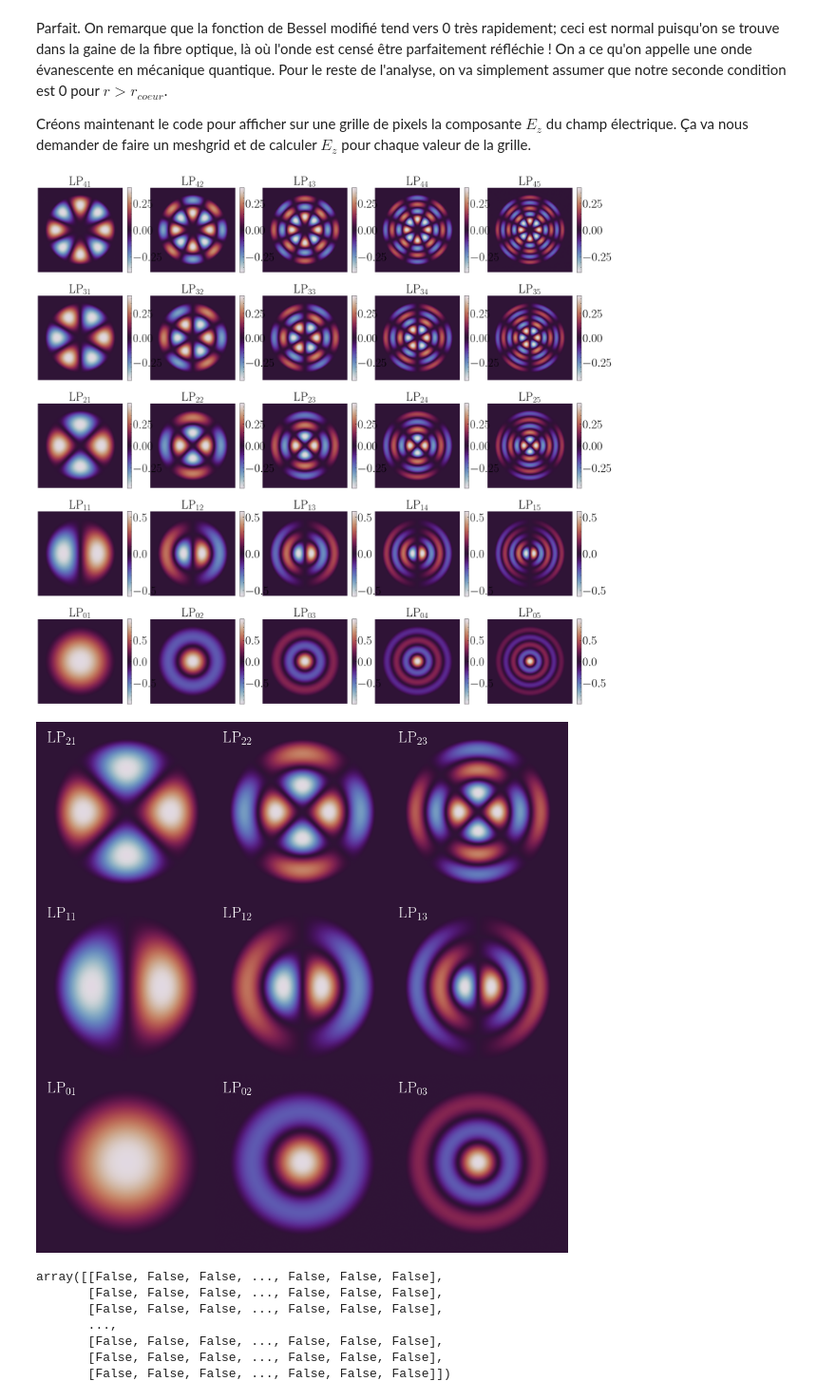
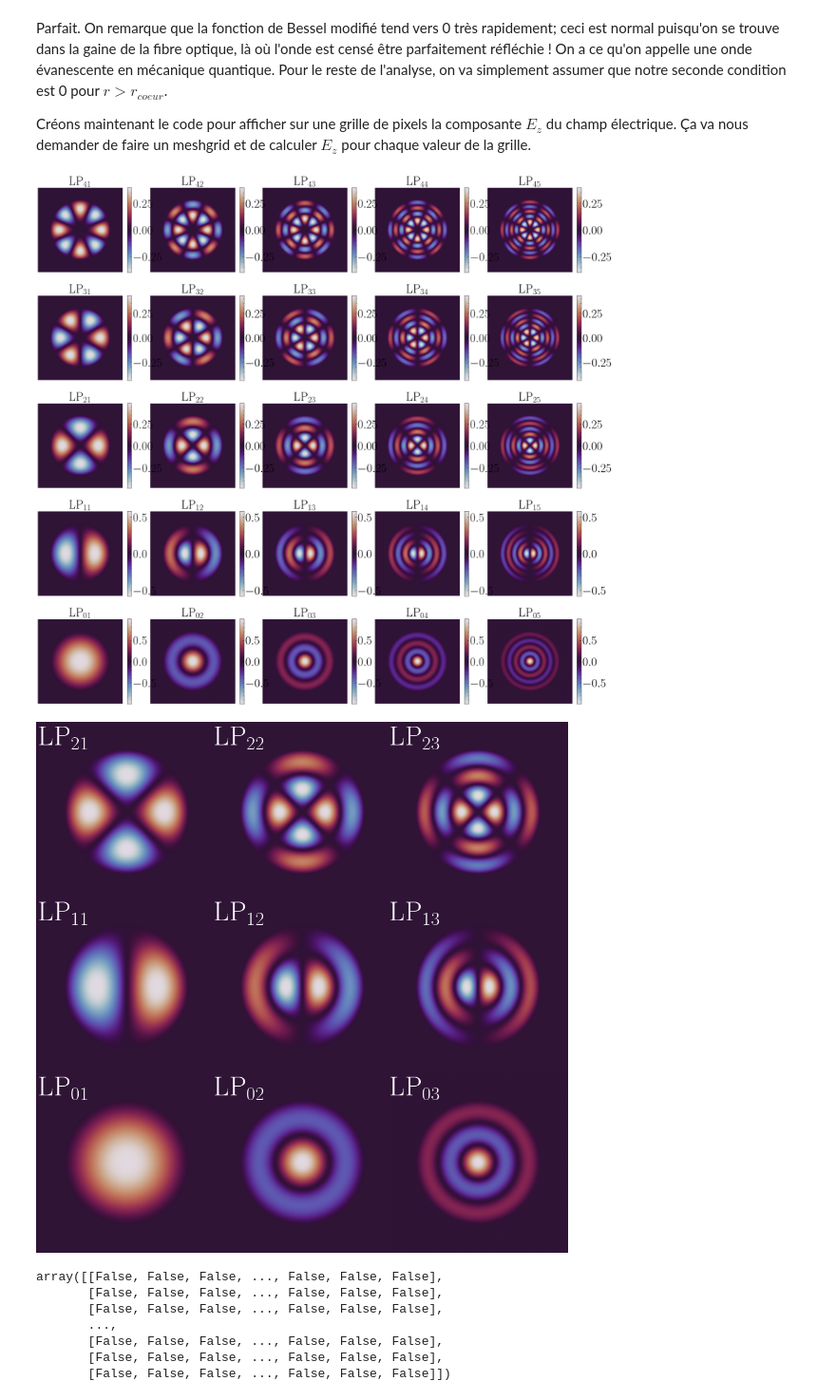
Before and after one commit to EnceladeCandy/phy3040, a Jupyter notebook: notebooks/fibre_optique.ipynb, the cells around one changed output. Shown at 95% size. Saved outputs shown, nothing was run; the diff lists cells and outputs as text; code cells hidden in the pictures.

Commit message:
Commit fibre

```diff
--- a/notebooks/fibre_optique.ipynb
+++ b/notebooks/fibre_optique.ipynb
@@ -33,7 +33,7 @@ plt.rcParams.update(params)
 plt.style.use('science')
 
 # Folder directory for the figures of this notebook
-figure_folder = r'C:/Users/Admin/Desktop/lab_optique/data/fibre_optique/'
+figure_folder = r'C:/Users/noedi/Desktop/lab_optique/data/fibre_optique/'
 # %% [markdown]
 ## Semaine 1:
 Objectifs de la semaine;
@@ -455,7 +455,7 @@ Créons maintenant le code pour afficher sur une grille de pixels la composante
 # %%
 grid_size = 512
 r_max = 0.5 # micro mètres
-extent = 1.2 * r_max
+extent = 1.4 * r_max
 x = np.linspace(-extent, extent, grid_size)
 y = np.linspace(-extent, extent, grid_size)
 X, Y = np.meshgrid(x, y)
@@ -489,29 +489,29 @@ for l in range(nrows):
 plt.subplots_adjust(wspace = 0.2, hspace = 0.)
 # plt.savefig("LP_lm_modes.pdf", bbox_inches = 'tight')
 # %% [output]
-[figure, old version]
+[figure, new version]
 # %%
 nrows, ncols = 3, 3
 fig, ax = plt.subplots(nrows, ncols, figsize=(ncols * 4, nrows * 4.02))
 
 ax = ax[::-1, :]
 for l in range(nrows):
     for m in range(1, ncols+1):
         mode_field = lp_mode(l, m, R, PHI, r_max)
 
         intensity = mode_field ** 2
         norm = LogNorm(vmin = 1e-3, vmax =intensity.max(), clip = True)
         norm = None
         im = ax[l, m-1].imshow(mode_field, extent=(-r_max, r_max, -r_max, r_max), origin='lower', cmap='twilight', vmin = -abs(mode_field.max()), vmax = abs(mode_field.max()))
-        ax[l, m-1].annotate(r"LP$_{%d %d}$"%(l, m), xy = (0.05, 0.9), color = 'white', xycoords = 'axes fraction')
+        ax[l, m-1].annotate(r"LP$_{%d %d}$"%(l, m), xy = (0.0, 0.88), color = 'white', xycoords = 'axes fraction', fontsize = 35)
         ax[l, m-1].axis("off")
 
 zero_color = plt.get_cmap("twilight")(0.5)
 fig.set_facecolor(color = zero_color)
 plt.subplots_adjust(wspace = 0, hspace = 0)
 plt.savefig(figure_folder + "LP_lm_modes.pdf", bbox_inches = 'tight')
 # %% [output]
-[figure, old version]
+[figure, new version]
 # %%
 (R <= r_max)
 # %% [output]
```
Also changed, not shown: parts of 1 cell of this notebook.
